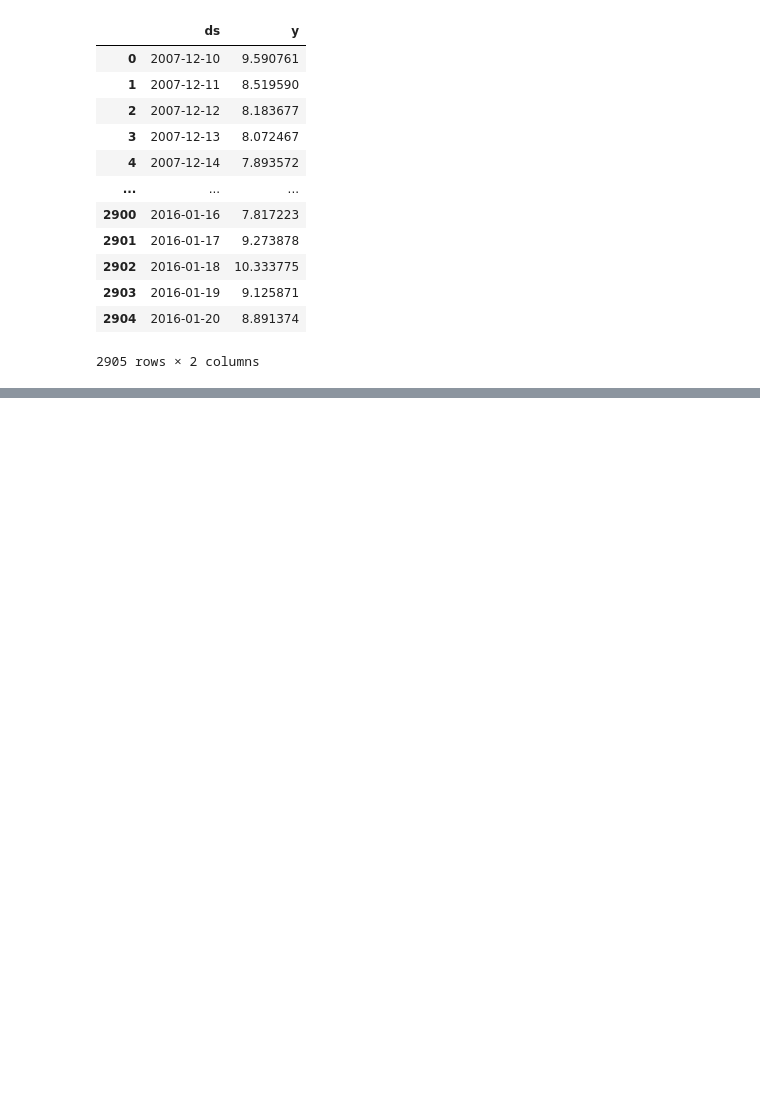
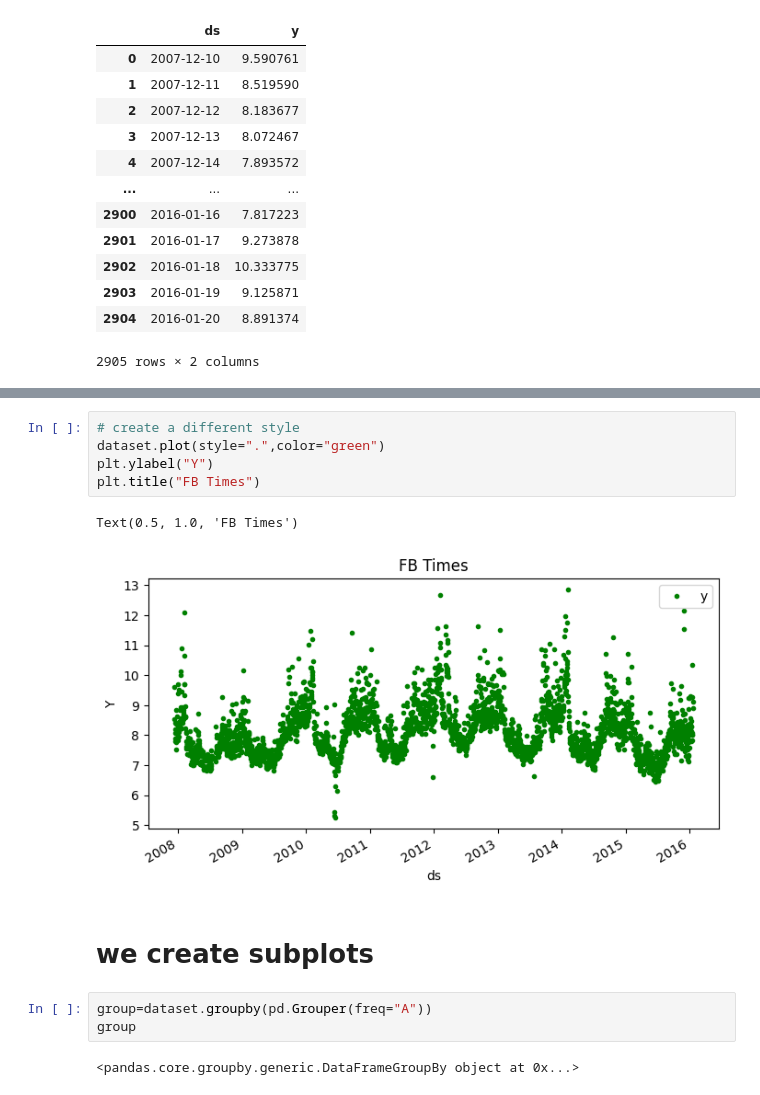
Before and after one commit to xiu-shi/DA_L7, a Jupyter notebook: L7_term2/visualization/wk6_fb_time.ipynb, the cells around one changed output, grey strips where cells are left out. Saved outputs shown, nothing was run; the diff lists cells and outputs as text; blank space fills up the shorter version.

```diff
--- a/L7_term2/visualization/wk6_fb_time.ipynb
+++ b/L7_term2/visualization/wk6_fb_time.ipynb
@@ -23,0 +70,15 @@ dataset
+# %%
+# create a different style
+dataset.plot(style=".",color="green")
+plt.ylabel("Y")
+plt.title("FB Times")
+# %% [output]
+Text(0.5, 1.0, 'FB Times')
+[figure, added]
+# %% [markdown]
+# we create subplots
+# %%
+group=dataset.groupby(pd.Grouper(freq="A"))
+group
+# %% [output]
+<pandas.core.groupby.generic.DataFrameGroupBy object at 0x...>
```
Also changed, not shown: parts of 10 cells of this notebook.
